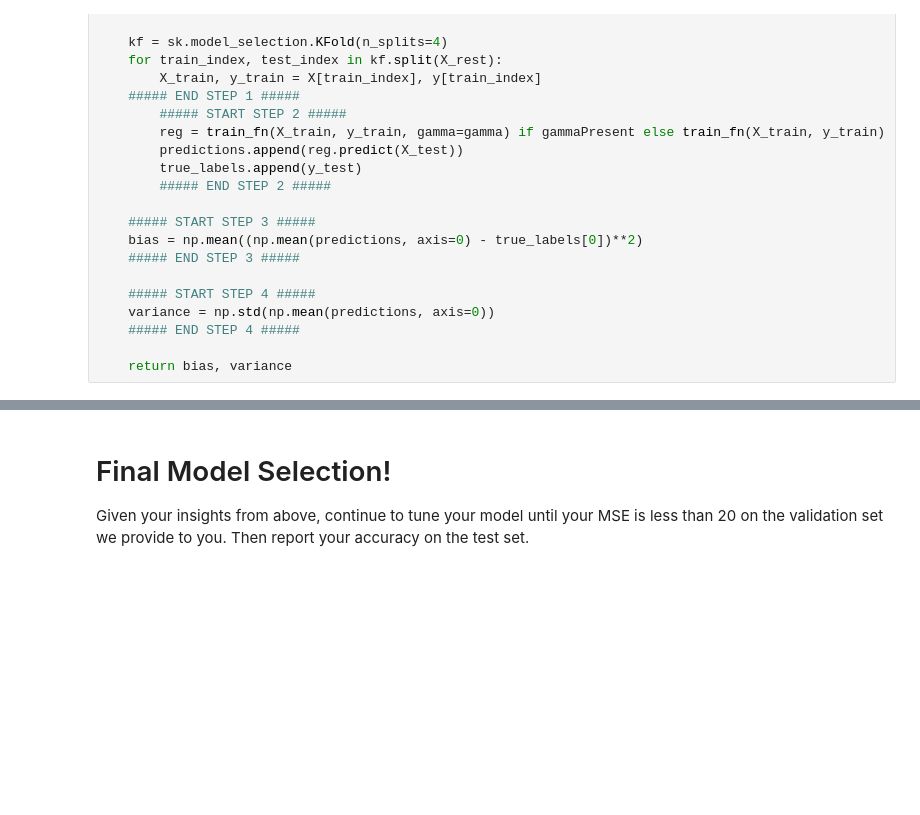
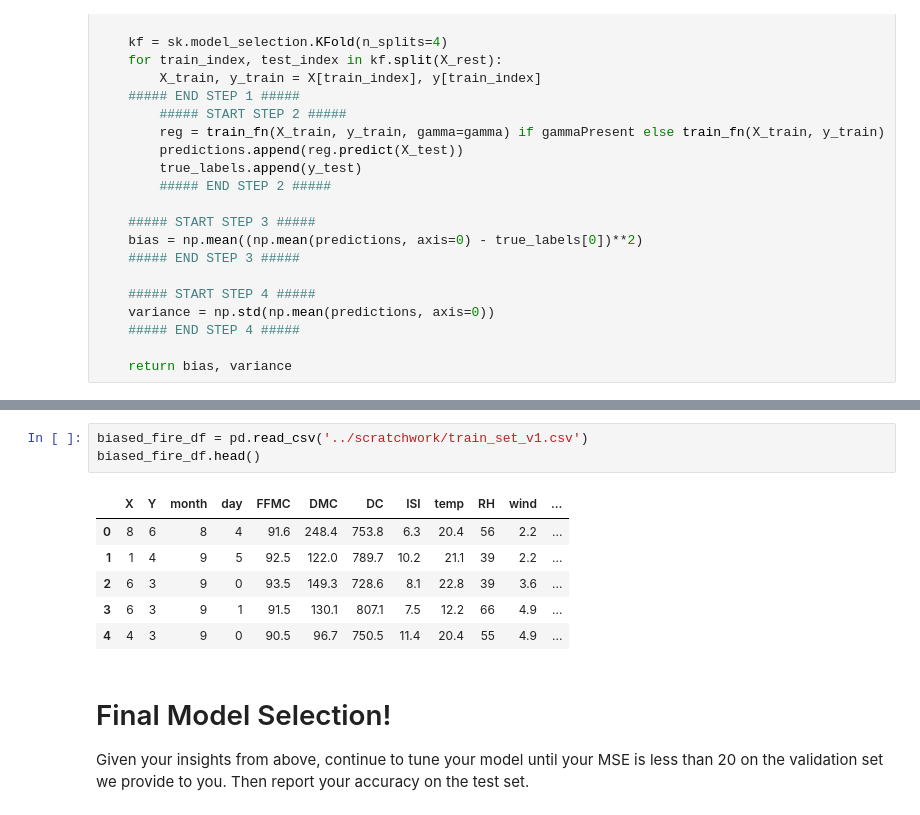
Before and after one commit to fishnchips97/Project-T-Final-189, a Jupyter notebook: final/EECS189 Project T Final Solution Notebook.ipynb, the cells around one changed output, grey strips where cells are left out. Drawn from its saved outputs; the diff is of its cells as text; blank space fills up the shorter version.

```diff
--- a/final/EECS189 Project T Final Solution Notebook.ipynb
+++ b/final/EECS189 Project T Final Solution Notebook.ipynb
@@ -591,3 +628,13 @@ Kernel Ridge Variance: 6.038121856392359
+# %%
+biased_fire_df = pd.read_csv('../scratchwork/train_set_v1.csv')
+biased_fire_df.head()
+# %% [output]
+|  | X | Y | month | day | FFMC | DMC | DC | ISI | temp | RH | wind | ... |
+| 0 | 8 | 6 | 8 | 4 | 91.6 | 248.4 | 753.8 | 6.3 | 20.4 | 56 | 2.2 | ... |
+| 1 | 1 | 4 | 9 | 5 | 92.5 | 122.0 | 789.7 | 10.2 | 21.1 | 39 | 2.2 | ... |
+| 2 | 6 | 3 | 9 | 0 | 93.5 | 149.3 | 728.6 | 8.1 | 22.8 | 39 | 3.6 | ... |
+| 3 | 6 | 3 | 9 | 1 | 91.5 | 130.1 | 807.1 | 7.5 | 12.2 | 66 | 4.9 | ... |
+| 4 | 4 | 3 | 9 | 0 | 90.5 | 96.7 | 750.5 | 11.4 | 20.4 | 55 | 4.9 | ... |
 # %% [markdown]
 # Final Model Selection!
 
```
Also changed, not shown: parts of 10 cells of this notebook.
